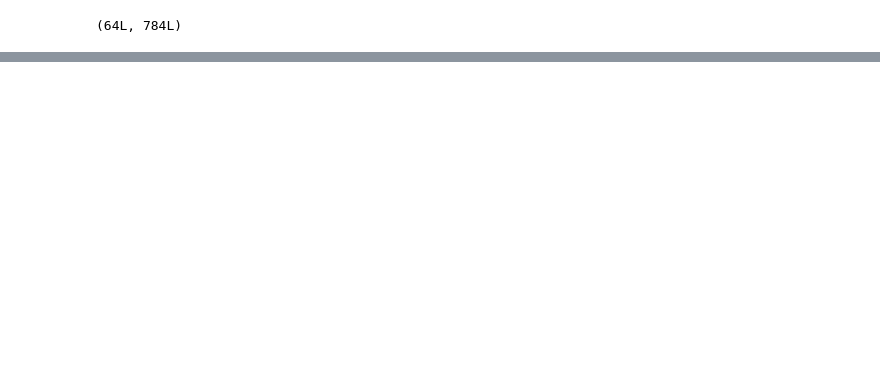
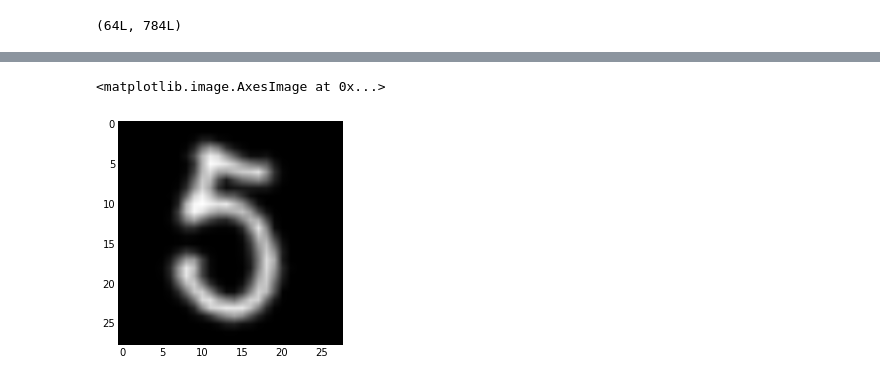
Before and after one commit to inmidvideo/kaggle-mnist, a Jupyter notebook: python/mnist_image.ipynb, the cells around one changed output, grey strips where cells are left out. Cells and saved outputs as stored; diff of their text form; code cells hidden in the pictures; blank space fills up the shorter version.

```diff
--- a/python/mnist_image.ipynb
+++ b/python/mnist_image.ipynb
@@ -83,0 +144,19 @@ ax.plot(xc, yc, '.g', markersize=15)
+# %%
+from skimage.transform import rescale
+
+# move to center
+tform = AffineTransform(translation=(xc - 14, yc - 14))
+out_trans2 = warp(out, tform)
+
+if(a > b):
+    out_rot2 = rotate(out_trans2, np.degrees(-theta) - 90, preserve_range=True)
+else:
+    out_rot2 = rotate(out_trans2, np.degrees(-theta), preserve_range=True)
+
+#out_scale2 = rescale(out_rot2, 0.5, preserve_range=True)
+
+fig, ax = plt.subplots()
+ax.imshow(out_rot2, cmap=plt.cm.gray)
+# %% [output]
+<matplotlib.image.AxesImage at 0x...>
+[figure, added]
```
Also changed, not shown: parts of 11 cells of this notebook, 5 other files.
